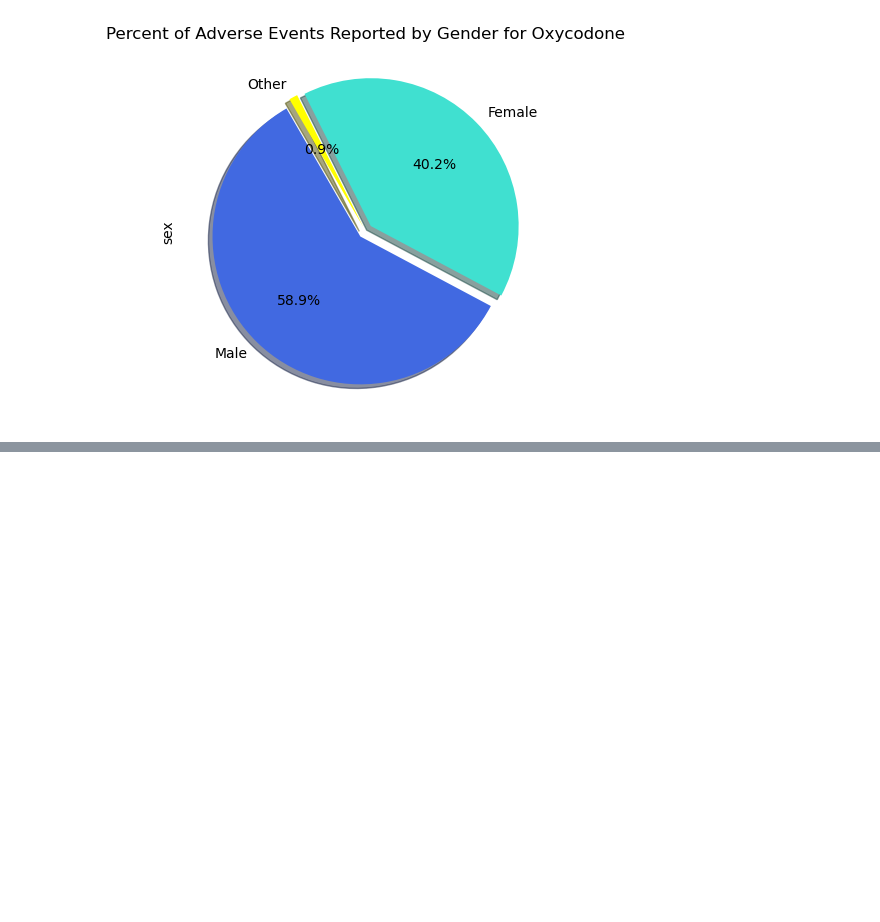
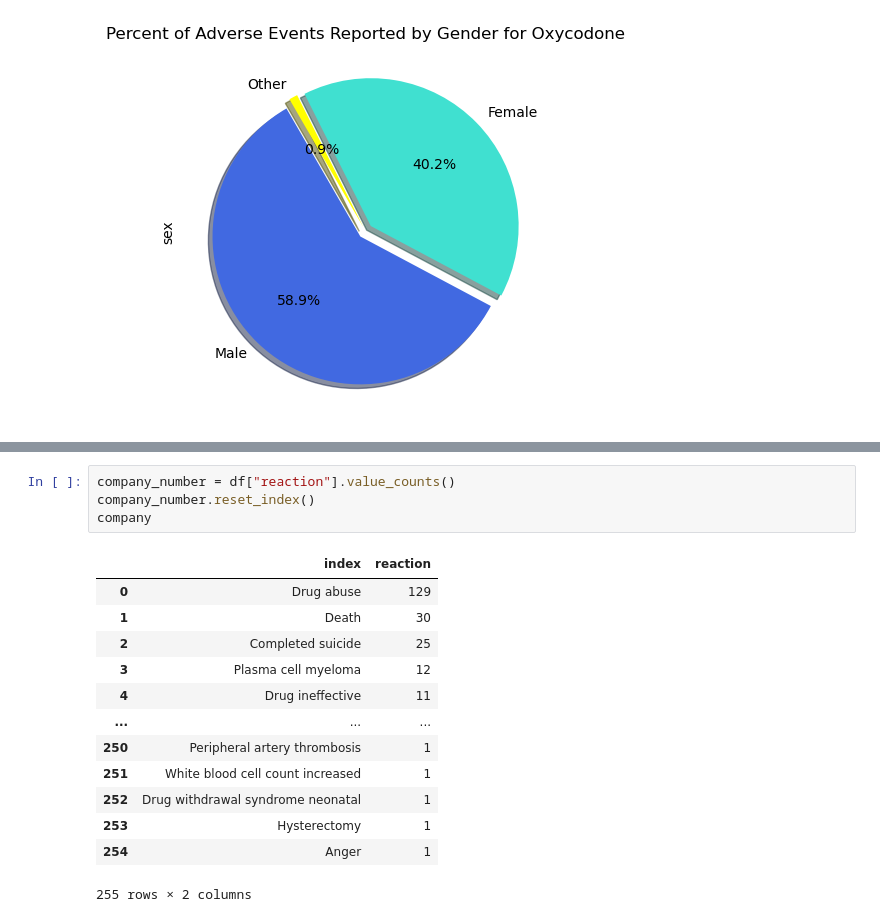
Before and after one commit to EBPaz/Adverse_Drug_Events_In_Pain_Medications, a Jupyter notebook: Eva/main dataframe.ipynb, the cells around one changed output, grey strips where cells are left out. Saved outputs shown, nothing was run; the diff lists cells and outputs as text; blank space fills up the shorter version.

```diff
--- a/Eva/main dataframe.ipynb
+++ b/Eva/main dataframe.ipynb
@@ -481,0 +510,18 @@ plt.show()
+# %%
+company_number = df["reaction"].value_counts()
+company_number.reset_index()
+company
+# %% [output]
+|  | index | reaction |
+| 0 | Drug abuse | 129 |
+| 1 | Death | 30 |
+| 2 | Completed suicide | 25 |
+| 3 | Plasma cell myeloma | 12 |
+| 4 | Drug ineffective | 11 |
+| ... | ... | ... |
+| 250 | Peripheral artery thrombosis | 1 |
+| 251 | White blood cell count increased | 1 |
+| 252 | Drug withdrawal syndrome neonatal | 1 |
+| 253 | Hysterectomy | 1 |
+| 254 | Anger | 1 |
+255 rows × 2 columns
```
Also changed, not shown: parts of 9 cells of this notebook.
